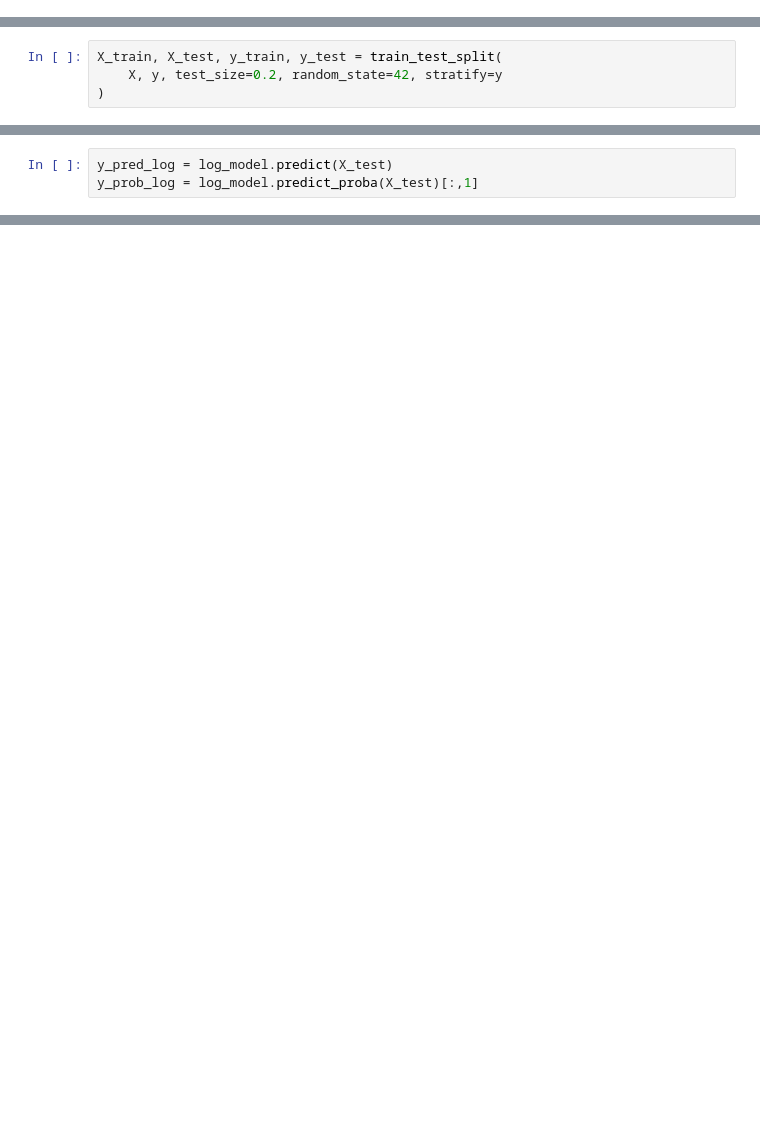
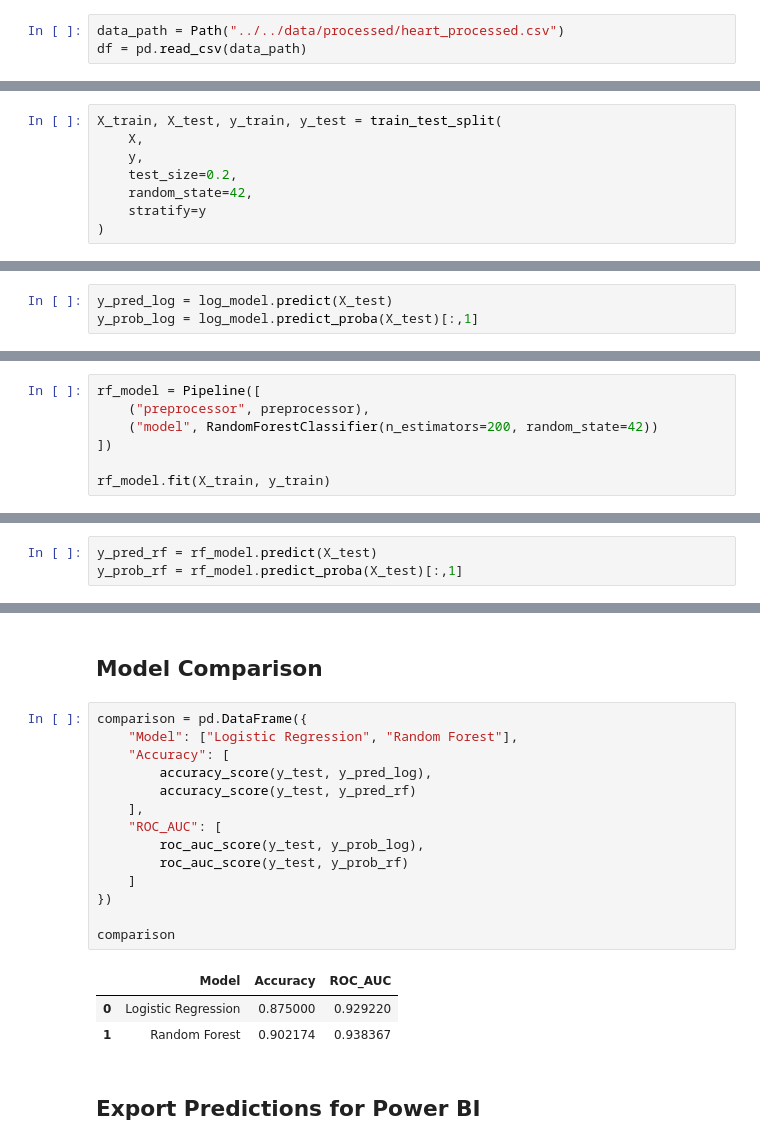
Before and after one commit to SamanthaRHatfield/Heart-Failure-Prediction, a Jupyter notebook: python_powerbi/notebooks/02_modeling_heart_disease.ipynb, the cells around one changed output, grey strips where cells are left out. Drawn from its saved outputs; the diff is of its cells as text; blank space fills up the shorter version.

```diff
--- a/python_powerbi/notebooks/02_modeling_heart_disease.ipynb
+++ b/python_powerbi/notebooks/02_modeling_heart_disease.ipynb
@@ -28,3 +38,6 @@ df = pd.read_csv(data_path)
+# %%
+data_path = Path("../../data/processed/heart_processed.csv")
+df = pd.read_csv(data_path)
 # %% [markdown]
 ## Prepare Features and Target
 # %%
@@ -38,7 +52,11 @@ See https://pandas.pydata.org/docs/user_guide/migration-3-strings.html#string-mi
   categorical_cols = X.select_dtypes(include="object").columns
 # %%
 X_train, X_test, y_train, y_test = train_test_split(
-    X, y, test_size=0.2, random_state=42, stratify=y
+    X,
+    y,
+    test_size=0.2,
+    random_state=42,
+    stratify=y
 )
 # %% [markdown]
 ## Preprocessing Pipeline
@@ -92,0 +115,7 @@ ROC-AUC: 0.9299378287900525
+# %%
+rf_model = Pipeline([
+    ("preprocessor", preprocessor),
+    ("model", RandomForestClassifier(n_estimators=200, random_state=42))
+])
+
+rf_model.fit(X_train, y_train)
@@ -92,0 +140,3 @@ ROC-AUC: 0.9299378287900525
+# %%
+y_pred_rf = rf_model.predict(X_test)
+y_prob_rf = rf_model.predict_proba(X_test)[:,1]
@@ -92,0 +158,22 @@ ROC-AUC: 0.9299378287900525
+# %% [markdown]
+## Model Comparison
+# %%
+comparison = pd.DataFrame({
+    "Model": ["Logistic Regression", "Random Forest"],
+    "Accuracy": [
+        accuracy_score(y_test, y_pred_log),
+        accuracy_score(y_test, y_pred_rf)
+    ],
+    "ROC_AUC": [
+        roc_auc_score(y_test, y_prob_log),
+        roc_auc_score(y_test, y_prob_rf)
+    ]
+})
+
+comparison
+# %% [output]
+|  | Model | Accuracy | ROC_AUC |
+| 0 | Logistic Regression | 0.875000 | 0.929220 |
+| 1 | Random Forest | 0.902174 | 0.938367 |
+# %% [markdown]
+## Export Predictions for Power BI
```
Also changed, not shown: parts of 10 cells of this notebook, 4 other files.
